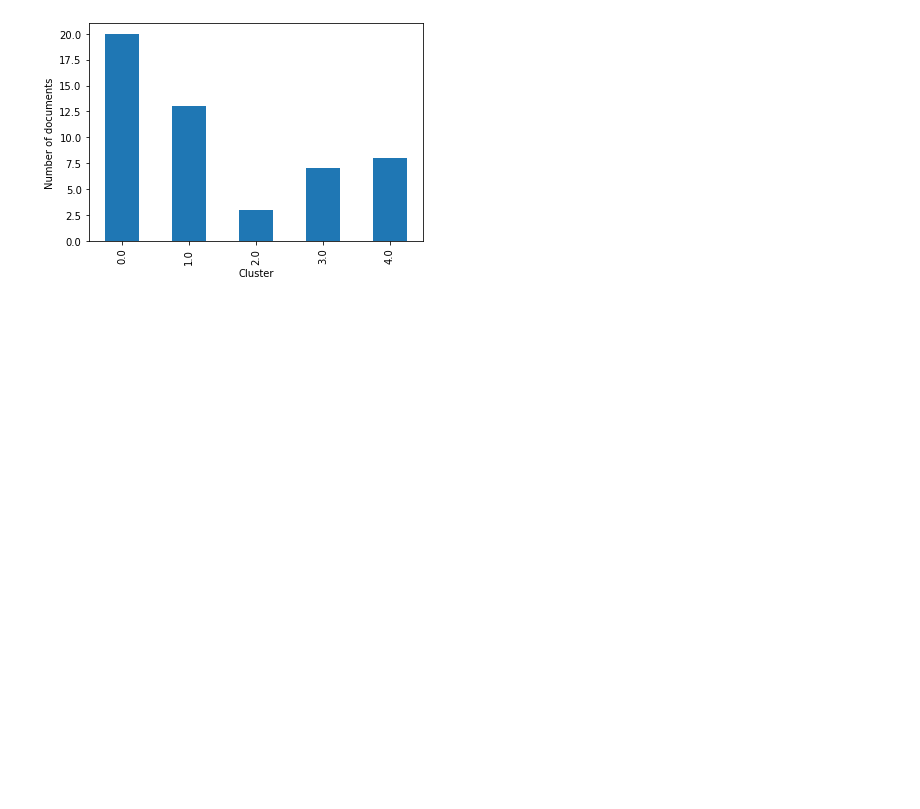
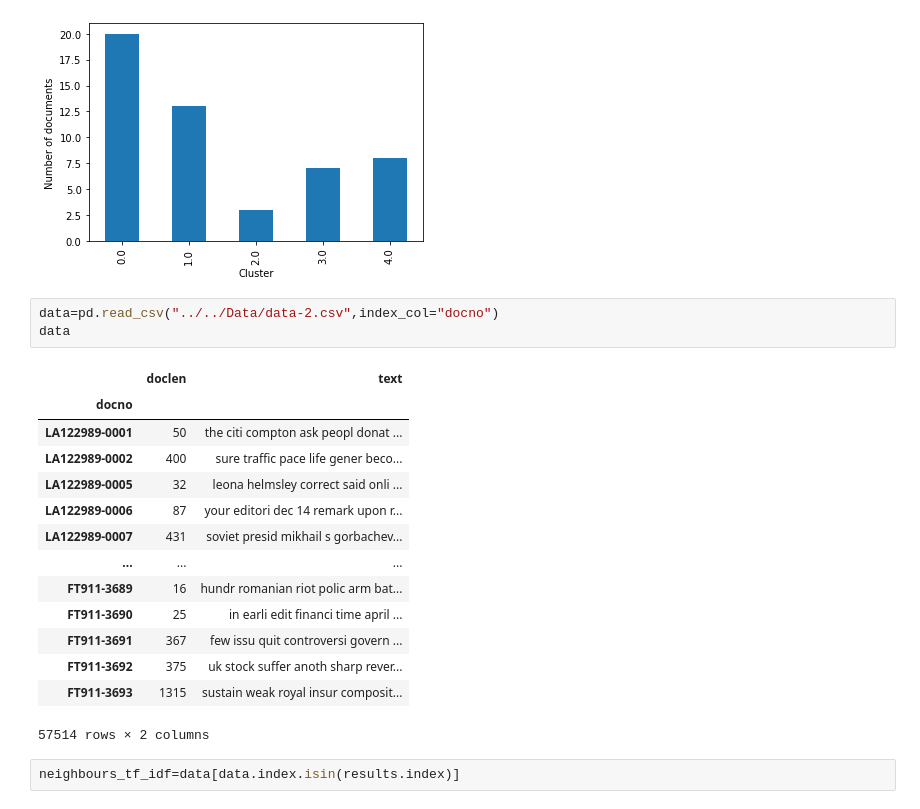
Before and after one commit to diptesh1997/constrained-clustering, a Jupyter notebook: feature_extraction/Explainibility.ipynb, the cells around one changed output. Drawn from its saved outputs; the diff is of its cells as text; blank space fills up the shorter version.

```diff
--- a/feature_extraction/Explainibility.ipynb
+++ b/feature_extraction/Explainibility.ipynb
@@ -28,3 +29,23 @@ groupby.plot(kind="bar",xlabel="Cluster",ylabel="Number of documents")
 # %% [output]
 <AxesSubplot:xlabel='Cluster', ylabel='Number of documents'>
 [figure]
+# %%
+data=pd.read_csv("../../Data/data-2.csv",index_col="docno")
+data
+# %% [output]
+|  | doclen | text |
+| docno |  |  |
+| LA122989-0001 | 50 | the citi compton ask peopl donat ... |
+| LA122989-0002 | 400 | sure traffic pace life gener beco... |
+| LA122989-0005 | 32 | leona helmsley correct said onli ... |
+| LA122989-0006 | 87 | your editori dec 14 remark upon r... |
+| LA122989-0007 | 431 | soviet presid mikhail s gorbachev... |
+| ... | ... | ... |
+| FT911-3689 | 16 | hundr romanian riot polic arm bat... |
+| FT911-3690 | 25 | in earli edit financi time april ... |
+| FT911-3691 | 367 | few issu quit controversi govern ... |
+| FT911-3692 | 375 | uk stock suffer anoth sharp rever... |
+| FT911-3693 | 1315 | sustain weak royal insur composit... |
+57514 rows × 2 columns
+# %%
+neighbours_tf_idf=data[data.index.isin(results.index)]
```
Also changed, not shown: parts of 4 cells of this notebook.
